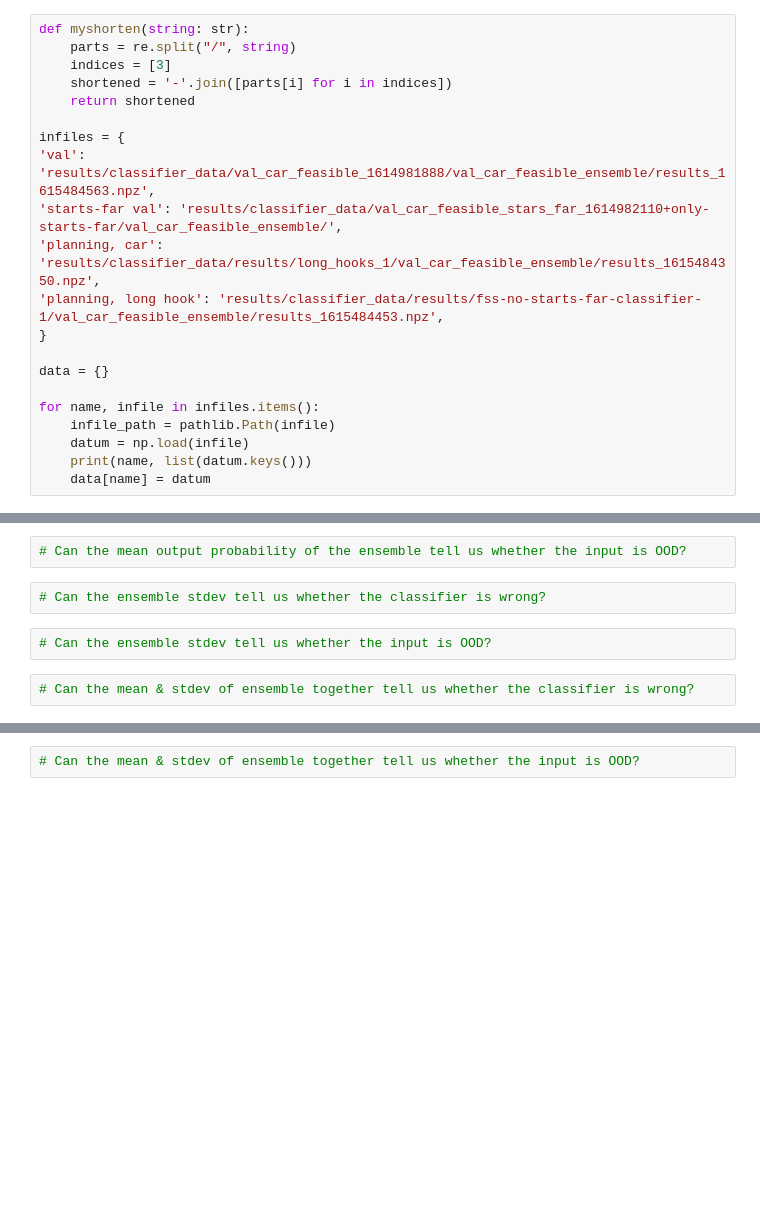
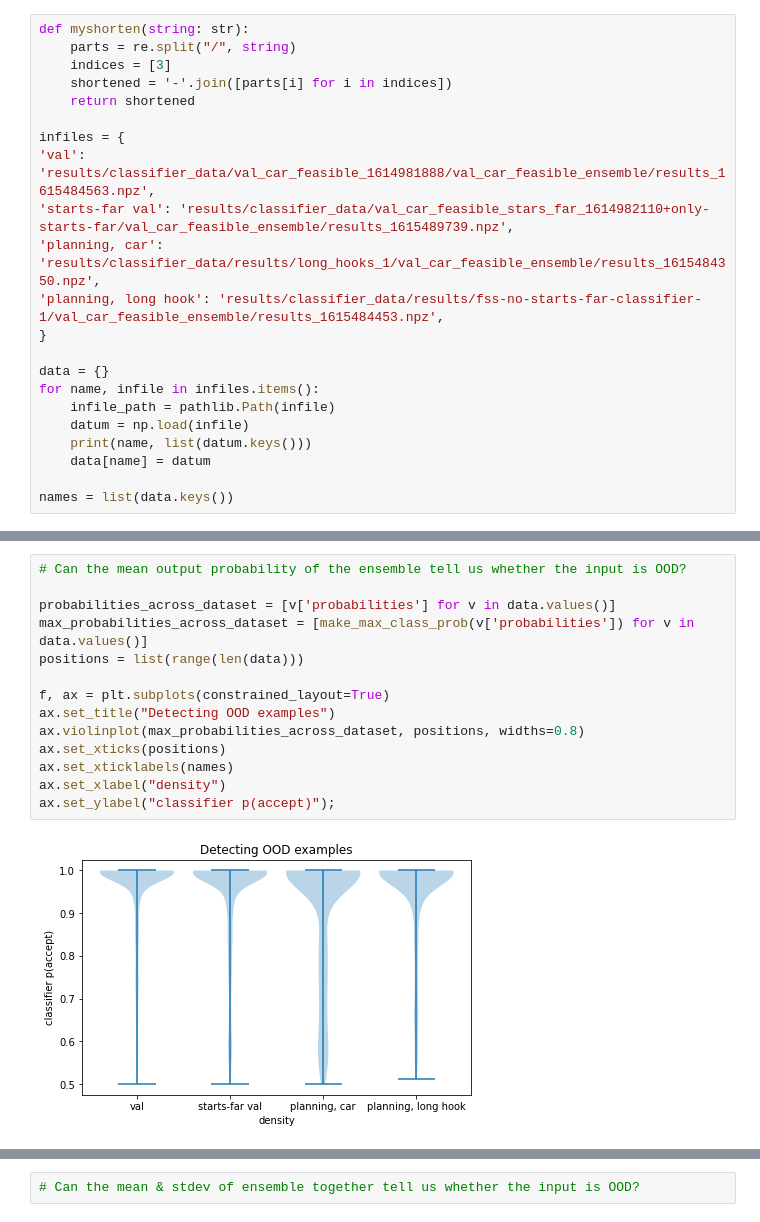
Before and after one commit to UM-ARM-Lab/data-augmentation-for-manipulation, a Jupyter notebook: link_bot_classifiers/notebooks/Inspect Classifier.ipynb, the cells around one changed output, grey strips where cells are left out. Saved outputs shown, nothing was run; the diff lists cells and outputs as text; blank space fills up the shorter version.

```diff
--- a/link_bot_classifiers/notebooks/Inspect Classifier.ipynb
+++ b/link_bot_classifiers/notebooks/Inspect Classifier.ipynb
@@ -17,17 +18,18 @@ def myshorten(string: str):
 
 infiles = {
 'val': 'results/classifier_data/val_car_feasible_1614981888/val_car_feasible_ensemble/results_1615484563.npz',
-'starts-far val': 'results/classifier_data/val_car_feasible_stars_far_1614982110+only-starts-far/val_car_feasible_ensemble/',
+'starts-far val': 'results/classifier_data/val_car_feasible_stars_far_1614982110+only-starts-far/val_car_feasible_ensemble/results_1615489739.npz',
 'planning, car': 'results/classifier_data/results/long_hooks_1/val_car_feasible_ensemble/results_1615484350.npz',
 'planning, long hook': 'results/classifier_data/results/fss-no-starts-far-classifier-1/val_car_feasible_ensemble/results_1615484453.npz',
 }
 
 data = {}
-
 for name, infile in infiles.items():
     infile_path = pathlib.Path(infile)
     datum = np.load(infile)
     print(name, list(datum.keys()))
     data[name] = datum
+
+names = list(data.keys())
 # %% [output]
 val ['stdevs', 'is_correct', 'probabilities']
@@ -77,8 +92,16 @@ for name, datum in data.items():
-# %%
-# Can the mean output probability of the ensemble tell us whether the input is OOD?
-# %%
-# Can the ensemble stdev tell us whether the classifier is wrong?
-# %%
-# Can the ensemble stdev tell us whether the input is OOD?
-# %%
-# Can the mean & stdev of ensemble together tell us whether the classifier is wrong?
+# %%
+# Can the mean output probability of the ensemble tell us whether the input is OOD?
+
+probabilities_across_dataset = [v['probabilities'] for v in data.values()]
+max_probabilities_across_dataset = [make_max_class_prob(v['probabilities']) for v in data.values()]
+positions = list(range(len(data)))
+
+f, ax = plt.subplots(constrained_layout=True)
+ax.set_title("Detecting OOD examples")
+ax.violinplot(max_probabilities_across_dataset, positions, widths=0.8)
+ax.set_xticks(positions)
+ax.set_xticklabels(names)
+ax.set_xlabel("density")
+ax.set_ylabel("classifier p(accept)");
+# %% [output]
+[figure, added]
```
Also changed, not shown: parts of 8 cells of this notebook, 1 other file.
